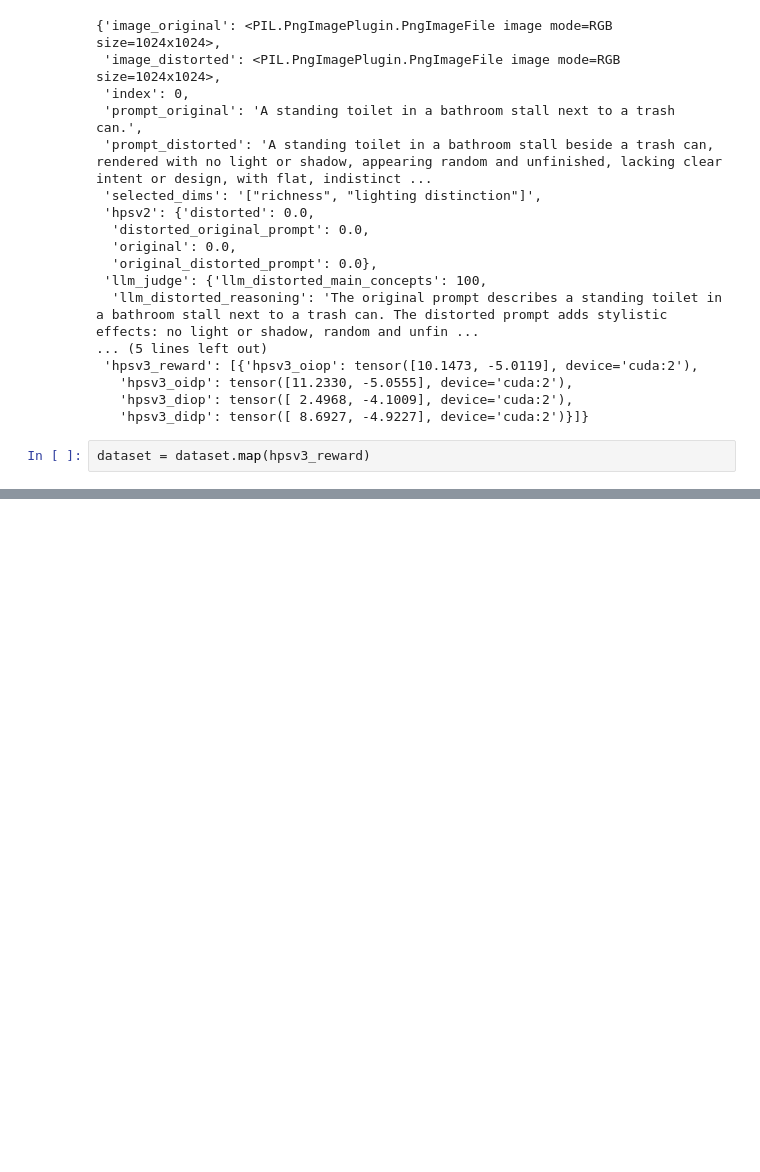
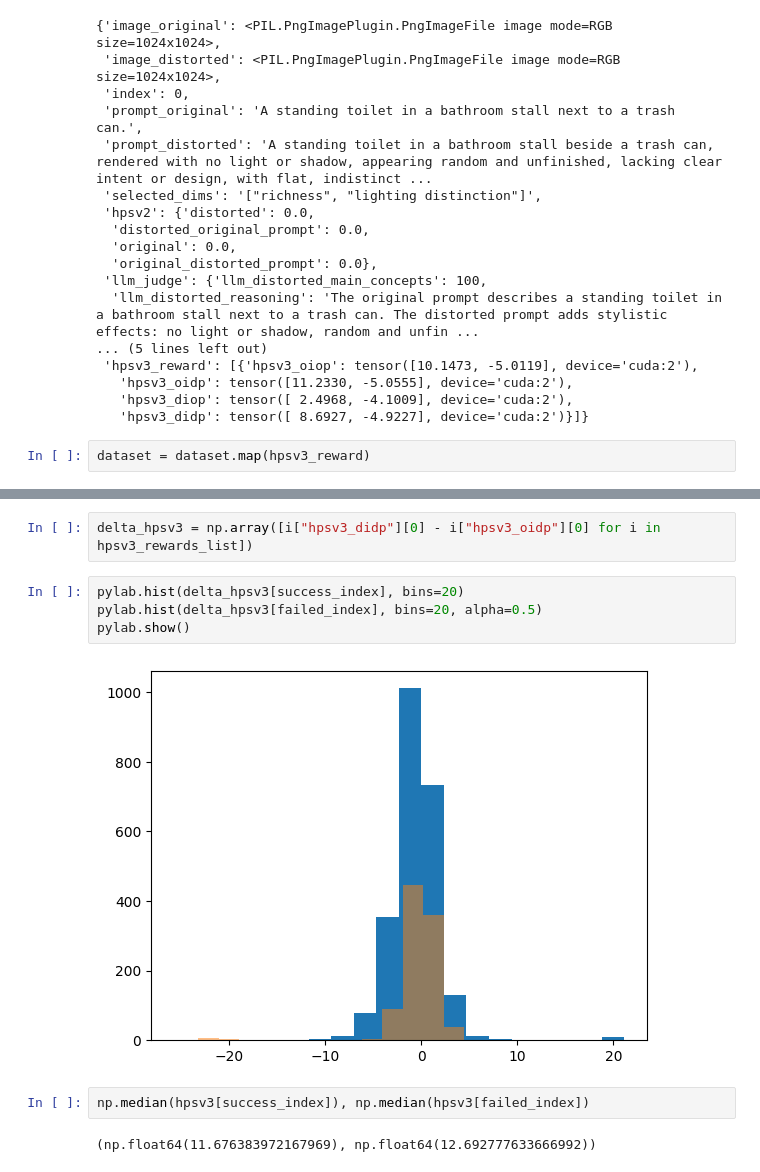
Before and after one commit to weathon/AAS, a Jupyter notebook: eval_later.ipynb, the cells around one changed output, grey strips where cells are left out. Drawn from its saved outputs; the diff is of its cells as text; blank space fills up the shorter version.

```diff
--- a/eval_later.ipynb
+++ b/eval_later.ipynb
@@ -178,0 +302,12 @@ dataset = dataset.map(hpsv3_reward)
+# %%
+delta_hpsv3 = np.array([i["hpsv3_didp"][0] - i["hpsv3_oidp"][0] for i in hpsv3_rewards_list])
+# %%
+pylab.hist(delta_hpsv3[success_index], bins=20)
+pylab.hist(delta_hpsv3[failed_index], bins=20, alpha=0.5)
+pylab.show()
+# %% [output]
+[figure, added]
+# %%
+np.median(hpsv3[success_index]), np.median(hpsv3[failed_index])
+# %% [output]
+(np.float64(11.676383972167969), np.float64(12.692777633666992))
```
Also changed, not shown: parts of 50 cells of this notebook, 8 other files.
